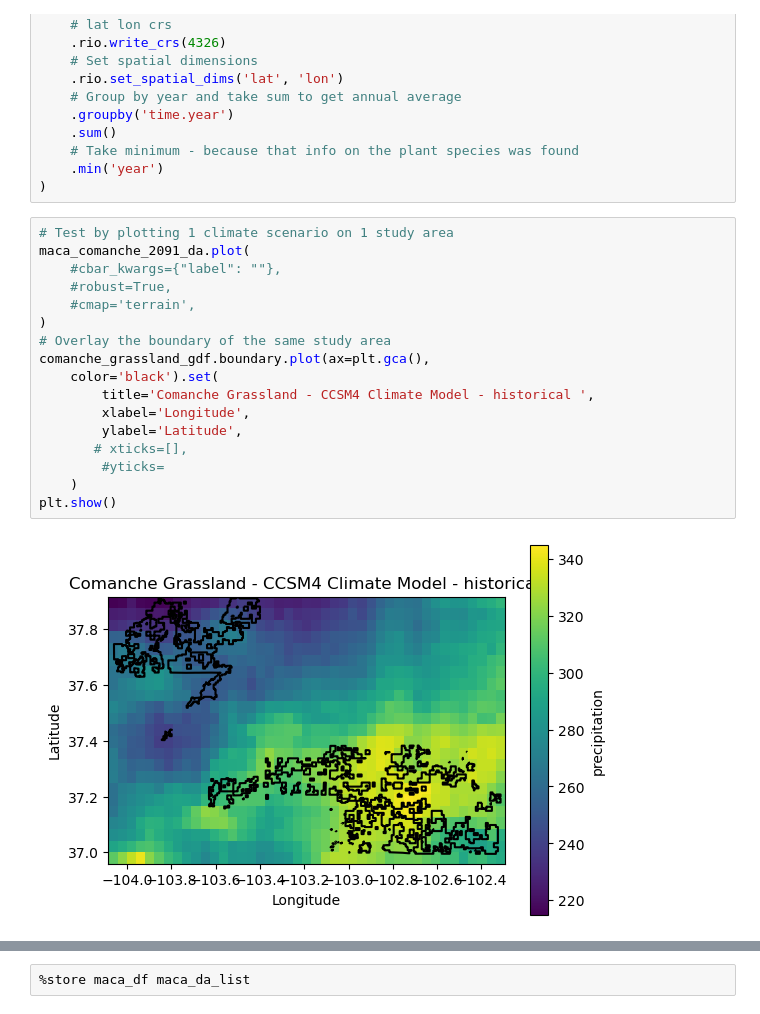
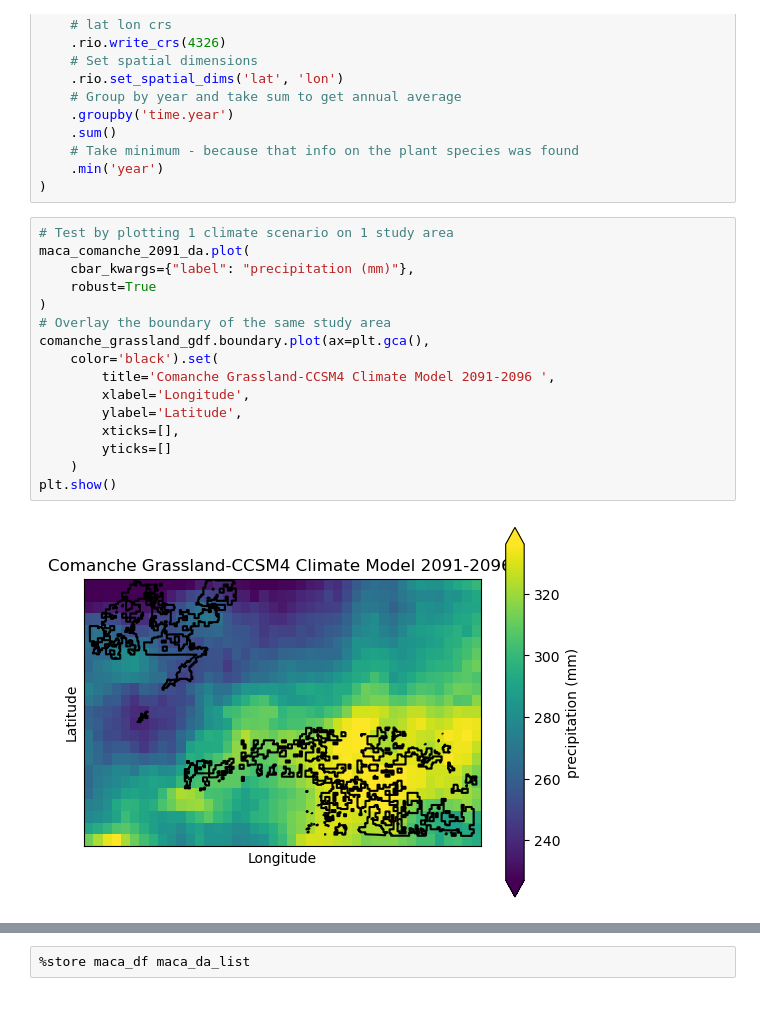
Before and after one commit to brglea/habitat_suitability, a Jupyter notebook: Notebooks/04_climate_wrangle.ipynb, the cells around one changed output, grey strips where cells are left out. Saved outputs shown, nothing was run; the diff lists cells and outputs as text.

```diff
--- a/Notebooks/04_climate_wrangle.ipynb
+++ b/Notebooks/04_climate_wrangle.ipynb
@@ -131,19 +131,18 @@ maca_comanche_2091_da = (
 # %%
 # Test by plotting 1 climate scenario on 1 study area
 maca_comanche_2091_da.plot(
-    #cbar_kwargs={"label": ""},
-    #robust=True,
-    #cmap='terrain',
+    cbar_kwargs={"label": "precipitation (mm)"},
+    robust=True
 )
 # Overlay the boundary of the same study area
 comanche_grassland_gdf.boundary.plot(ax=plt.gca(),
     color='black').set(
-        title='Comanche Grassland - CCSM4 Climate Model - historical ',
+        title='Comanche Grassland-CCSM4 Climate Model 2091-2096 ',
         xlabel='Longitude',
         ylabel='Latitude',
-       # xticks=[],
-        #yticks=
+        xticks=[],
+        yticks=[]
     )
 plt.show()
 # %% [output]
-[figure, old version]
+[figure, new version]
```
Also changed, not shown: parts of 1 cell of this notebook, 3 other files.
